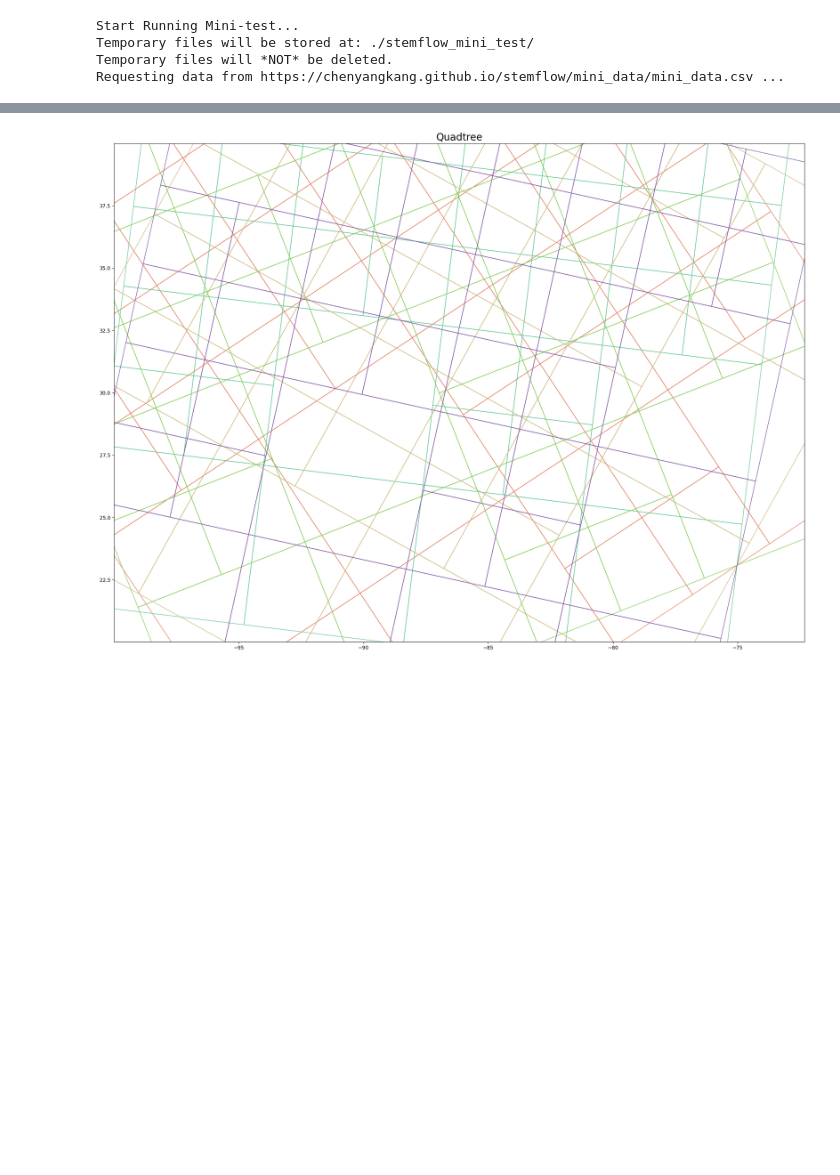
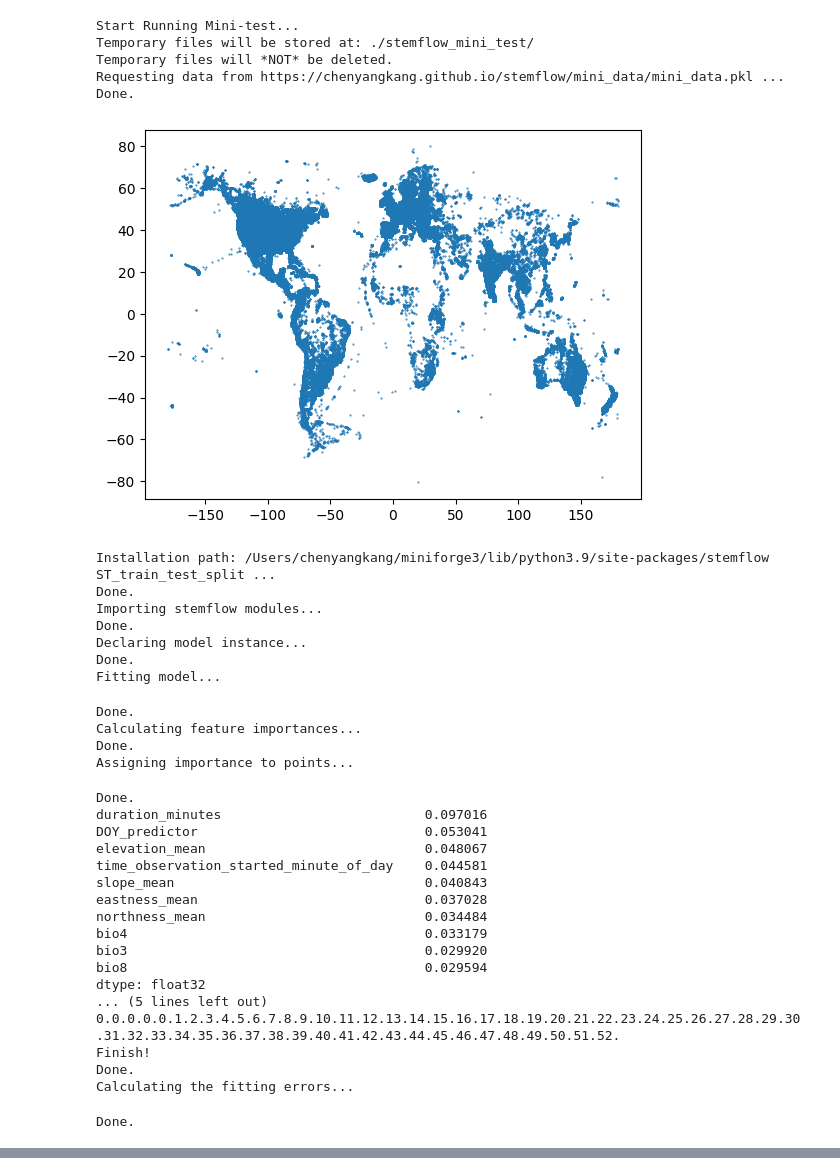
Before and after one commit to chenyangkang/stemflow, a Jupyter notebook: docs/Examples/00.Mini_test.ipynb, the cells around one changed output, grey strips where cells are left out. Saved outputs shown, nothing was run; the diff lists cells and outputs as text; code cells hidden in the pictures; blank space fills up the shorter version.

```diff
--- a/docs/Examples/00.Mini_test.ipynb
+++ b/docs/Examples/00.Mini_test.ipynb
@@ -5,9 +5,41 @@ Sep 12, 2023
 # %%
 from stemflow.mini_test import run_mini_test
 # %%
-cls_fig = run_mini_test(delet_tmp_files=False, show=True, speed_up_times=2)
+model_fig = run_mini_test(delet_tmp_files=False, show=True, speed_up_times=2)
 # %% [output]
 Start Running Mini-test...
 Temporary files will be stored at: ./stemflow_mini_test/
 Temporary files will *NOT* be deleted.
-Requesting data from https://chenyangkang.github.io/stemflow/mini_data/mini_data.csv ...
+Requesting data from https://chenyangkang.github.io/stemflow/mini_data/mini_data.pkl ...
+Done.
+[figure, added]
+Installation path: /Users/chenyangkang/miniforge3/lib/python3.9/site-packages/stemflow
+ST_train_test_split ...
+Done.
+Importing stemflow modules...
+Done.
+Declaring model instance...
+Done.
+Fitting model...
+Done.
+Calculating feature importances...
+Done.
+Assigning importance to points...
+Done.
+duration_minutes                          0.097016
+DOY_predictor                             0.053041
+elevation_mean                            0.048067
+time_observation_started_minute_of_day    0.044581
+slope_mean                                0.040843
+eastness_mean                             0.037028
+northness_mean                            0.034484
+bio4                                      0.033179
+bio3                                      0.029920
+bio8                                      0.029594
+dtype: float32
+... (5 lines left out)
+0.0.0.0.0.1.2.3.4.5.6.7.8.9.10.11.12.13.14.15.16.17.18.19.20.21.22.23.24.25.26.27.28.29.30.31.32.33.34.35.36.37.38.39.40.41.42.43.44.45.46.47.48.49.50.51.52.
+Finish!
+Done.
+Calculating the fitting errors...
+Done.
@@ -14,4 +63,0 @@ Requesting data from https://chenyangkang.github.io/stemflow/mini_data/mini_data
-# %%
-cls_fig
-# %% [output]
-[figure, removed]
```
Also changed, not shown: parts of 3 cells of this notebook, 8 other files.
